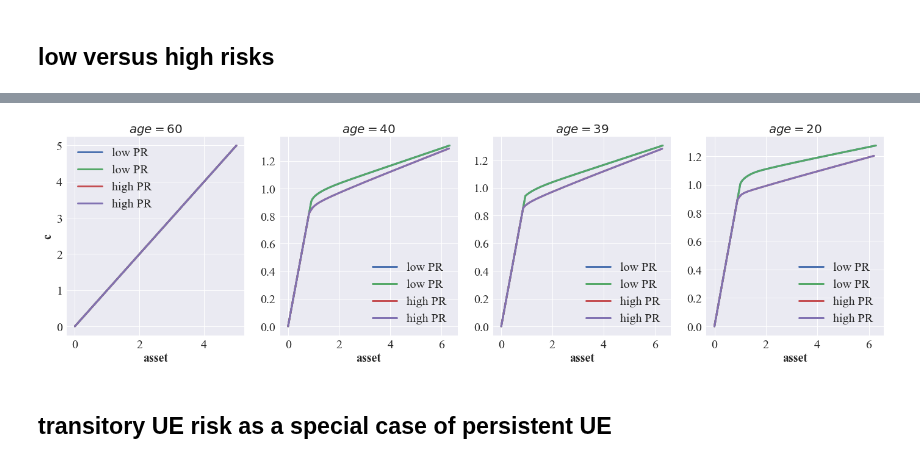
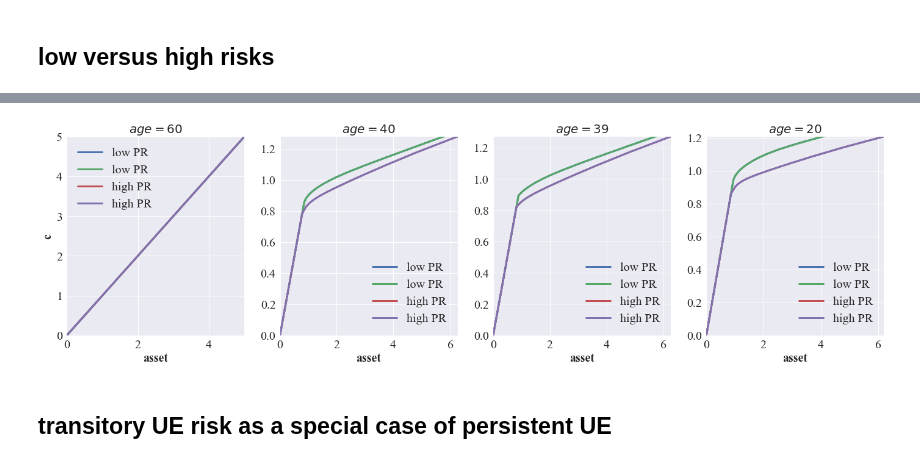
Before and after one commit to iworld1991/PIR, a Jupyter notebook: WorkingFolder/PythonCode/SolveLifeCycleBelief-Test.ipynb, the cells around one changed output, grey strips where cells are left out. Saved outputs shown, nothing was run; the diff lists cells and outputs as text; code cells hidden in the pictures.

Commit message:
add xlim and ylim to plot at small grid

```diff
--- a/WorkingFolder/PythonCode/SolveLifeCycleBelief-Test.ipynb
+++ b/WorkingFolder/PythonCode/SolveLifeCycleBelief-Test.ipynb
@@ -302,6 +308,8 @@ if __name__ == "__main__":
                      lw = 3
                     )
         axes[x].legend()
+        axes[x].set_xlim((0.0,np.max(m_plt[-2])))
+        axes[x].set_ylim((0.0,np.max(c_plt[-2])))
         axes[x].set_xlabel('asset')
         axes[0].set_ylabel('c')
         axes[x].set_title(r'$age={}$'.format(age))
@@ -354,6 +362,8 @@ if __name__ == "__main__":
                      lw = 3
                     )
         axes[x].legend()
+        axes[x].set_xlim((0.0,np.max(m_plt[-2])))
+        axes[x].set_ylim((0.0,np.max(c_plt[-2])))
         axes[x].set_xlabel('asset')
         axes[0].set_ylabel('c')
         axes[x].set_title(r'$age={}$'.format(age))
@@ -405,6 +415,8 @@ if __name__ == "__main__":
                      lw = 3
                     )
         axes[x].legend()
+        axes[x].set_xlim((0.0,np.max(m_plt[-2])))
+        axes[x].set_ylim((0.0,np.max(c_plt[-2])))
         axes[x].set_xlabel('asset')
         axes[0].set_ylabel('c')
         axes[x].set_title(r'$age={}$'.format(age))
@@ -485,6 +497,8 @@ if __name__ == "__main__":
                          label = model_name,
                          lw = 3
                         )
+            axes[x].set_xlim((0.0,np.max(m_plt[-2])))
+            axes[x].set_ylim((0.0,np.max(c_plt[-2])))
         axes[x].legend()
         axes[x].set_xlim(0.0,np.max(m_grid))
         axes[x].set_xlabel('asset')
@@ -545,32 +559,35 @@ should be positive
 # %%
 if __name__ == "__main__":
 
     m_grid = np.linspace(0.0,10.0,200)
     ## plot c func at different age /asset grid
     years_left = [0,20,21,40]
 
     n_sub = len(years_left)
 
     fig,axes = plt.subplots(1,n_sub,figsize=(6*n_sub,6))
 
     for x,year in enumerate(years_left):
         age = lc_baseline.L-year
         i = lc_baseline.L-age
         model_names = ['low PR','high PR']
         for k,model_name in enumerate(model_names):
             m_plt,c_plt = ms_stars[k][i,:,0,0],σs_stars[k][i,:,0,0]
             #c_func = lambda m: interp(m_plt,c_plt,m)
             axes[x].plot(m_plt,
                          c_plt,
                          label = model_name,
                          lw=3
                         )
+
         axes[x].legend()
+        axes[x].set_xlim((0.0,np.max(m_plt[-2])))
+        axes[x].set_ylim((0.0,np.max(c_plt[-2])))
         axes[x].set_xlabel('asset')
         axes[0].set_ylabel('c')
         axes[x].set_title(r'$age={}$'.format(age))
 # %% [output]
-[figure, old version]
+[figure, new version]
 # %% [markdown]
 ## transitory UE risk as a special case of persistent UE
 # %%
```
Also changed, not shown: parts of 22 cells of this notebook, 1 other file.
